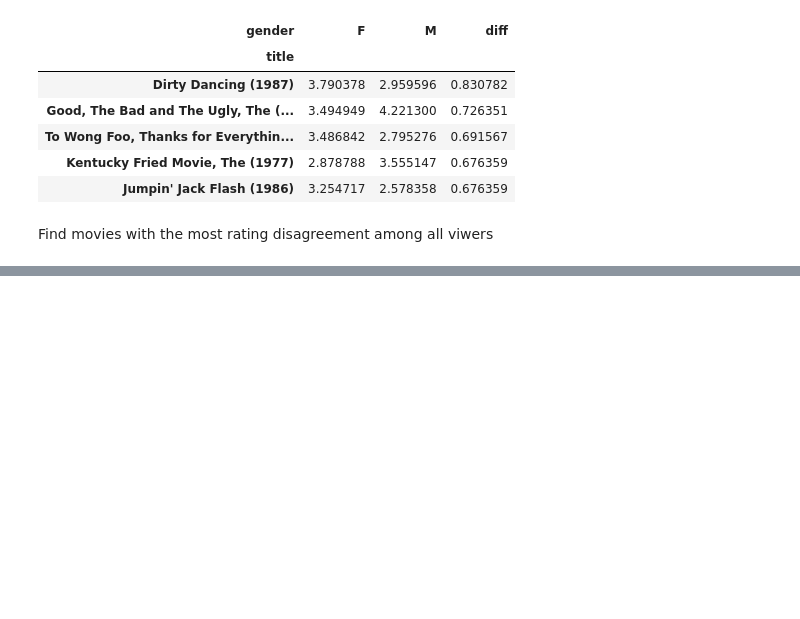
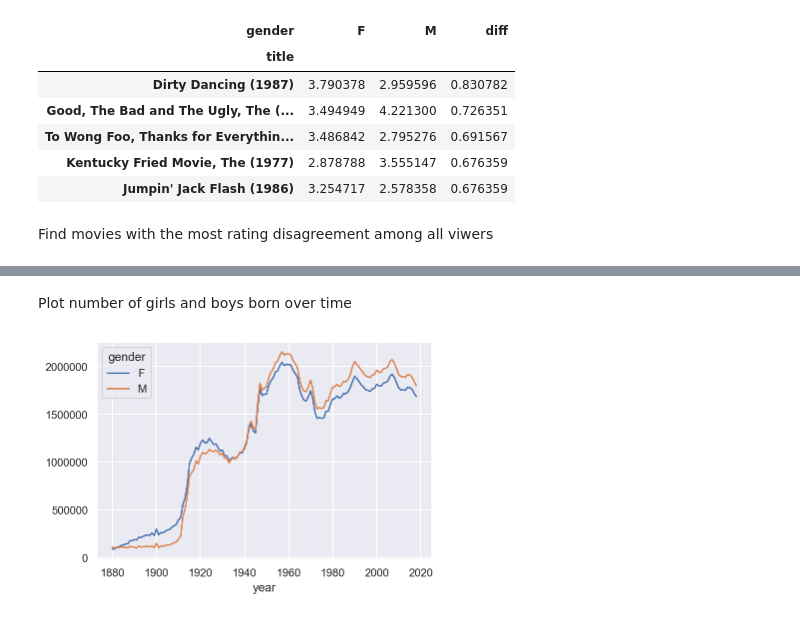
Before and after one commit to fabiangunzinger/learning, a Jupyter notebook: python-for-data-analysis/chap14-examples.ipynb, the cells around one changed output, grey strips where cells are left out. Cells and saved outputs as stored; diff of their text form; code cells hidden in the pictures; blank space fills up the shorter version.

```diff
--- a/python-for-data-analysis/chap14-examples.ipynb
+++ b/python-for-data-analysis/chap14-examples.ipynb
@@ -172,0 +178,15 @@ Name: rating, Length: 1420, dtype: float64
+# %%
+years = range(1880, 2019)
+
+pieces = []
+columns = ['name', 'gender', 'births']
+
+for year in years:
+    path = 'data/names/yob%d.txt' % year
+    frame = pd.read_csv(path, names=columns)
+
+    frame['year'] = year
+    pieces.append(frame)
+
+names = pd.concat(pieces, ignore_index=True)
+names.head()
@@ -172,0 +200,6 @@ Name: rating, Length: 1420, dtype: float64
+# %% [markdown]
+Plot number of girls and boys born over time
+# %%
+names.pivot_table('births', 'year', 'gender', 'sum').plot();
+# %% [output]
+[figure, added]
```
Also changed, not shown: parts of 18 cells of this notebook.
